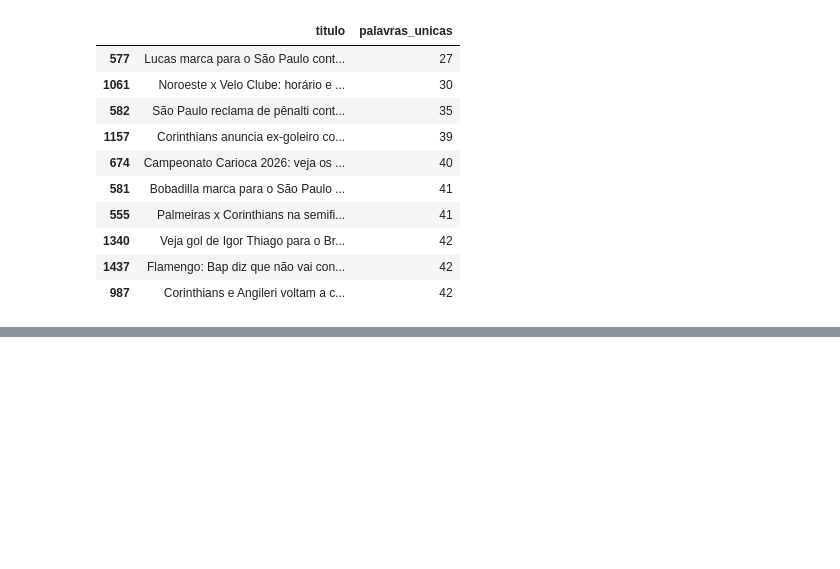
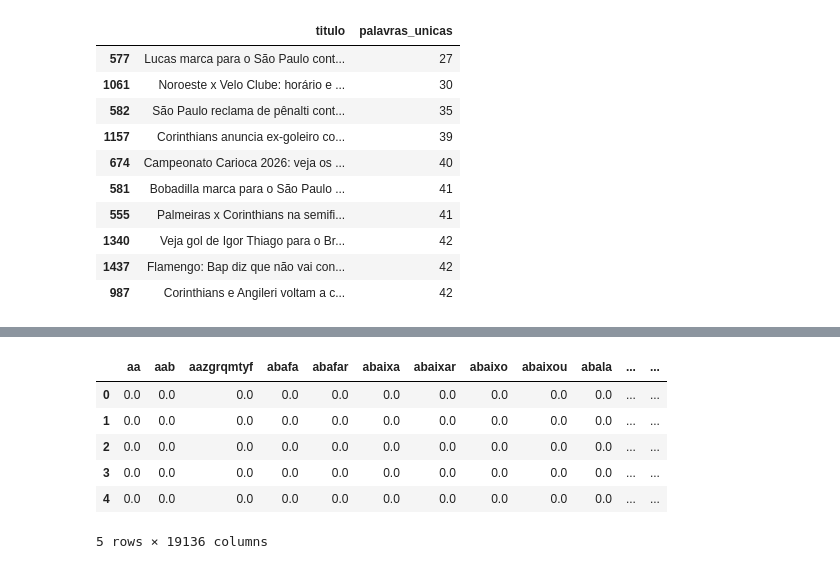
Before and after one commit to lucasiyda/perpectiva-dados, a Jupyter notebook: PLN/PLN.ipynb, the cells around one changed output, grey strips where cells are left out. Saved outputs shown, nothing was run; the diff lists cells and outputs as text; code cells hidden in the pictures; blank space fills up the shorter version.

```diff
--- a/PLN/PLN.ipynb
+++ b/PLN/PLN.ipynb
@@ -264,0 +384,14 @@ df_final[["titulo", "palavras_unicas"]].sort_values("palavras_unicas", ascending
+# %%
+import numpy as np
+
+N = len(matriz_bow_df)
+documentos_por_termo = (matriz_bow_df > 0).sum(axis=0)
+
+idf = np.log(N / documentos_por_termo)
+
+df_idf = pd.DataFrame({
+    "documentos_com_o_termo": documentos_por_termo,
+    "idf": idf
+}).sort_values("idf", ascending=False)
+
+df_idf.head(10)
@@ -264,0 +424,12 @@ df_final[["titulo", "palavras_unicas"]].sort_values("palavras_unicas", ascending
+# %%
+matriz_tfidf = matriz_tf.mul(idf, axis=1)
+
+matriz_tfidf.head()
+# %% [output]
+|  | aa | aab | aazgrqmtyf | abafa | abafar | abaixa | abaixar | abaixo | abaixou | abala | ... | ... |
+| 0 | 0.0 | 0.0 | 0.0 | 0.0 | 0.0 | 0.0 | 0.0 | 0.0 | 0.0 | 0.0 | ... | ... |
+| 1 | 0.0 | 0.0 | 0.0 | 0.0 | 0.0 | 0.0 | 0.0 | 0.0 | 0.0 | 0.0 | ... | ... |
+| 2 | 0.0 | 0.0 | 0.0 | 0.0 | 0.0 | 0.0 | 0.0 | 0.0 | 0.0 | 0.0 | ... | ... |
+| 3 | 0.0 | 0.0 | 0.0 | 0.0 | 0.0 | 0.0 | 0.0 | 0.0 | 0.0 | 0.0 | ... | ... |
+| 4 | 0.0 | 0.0 | 0.0 | 0.0 | 0.0 | 0.0 | 0.0 | 0.0 | 0.0 | 0.0 | ... | ... |
+5 rows × 19136 columns
```
Also changed, not shown: parts of 18 cells of this notebook.
